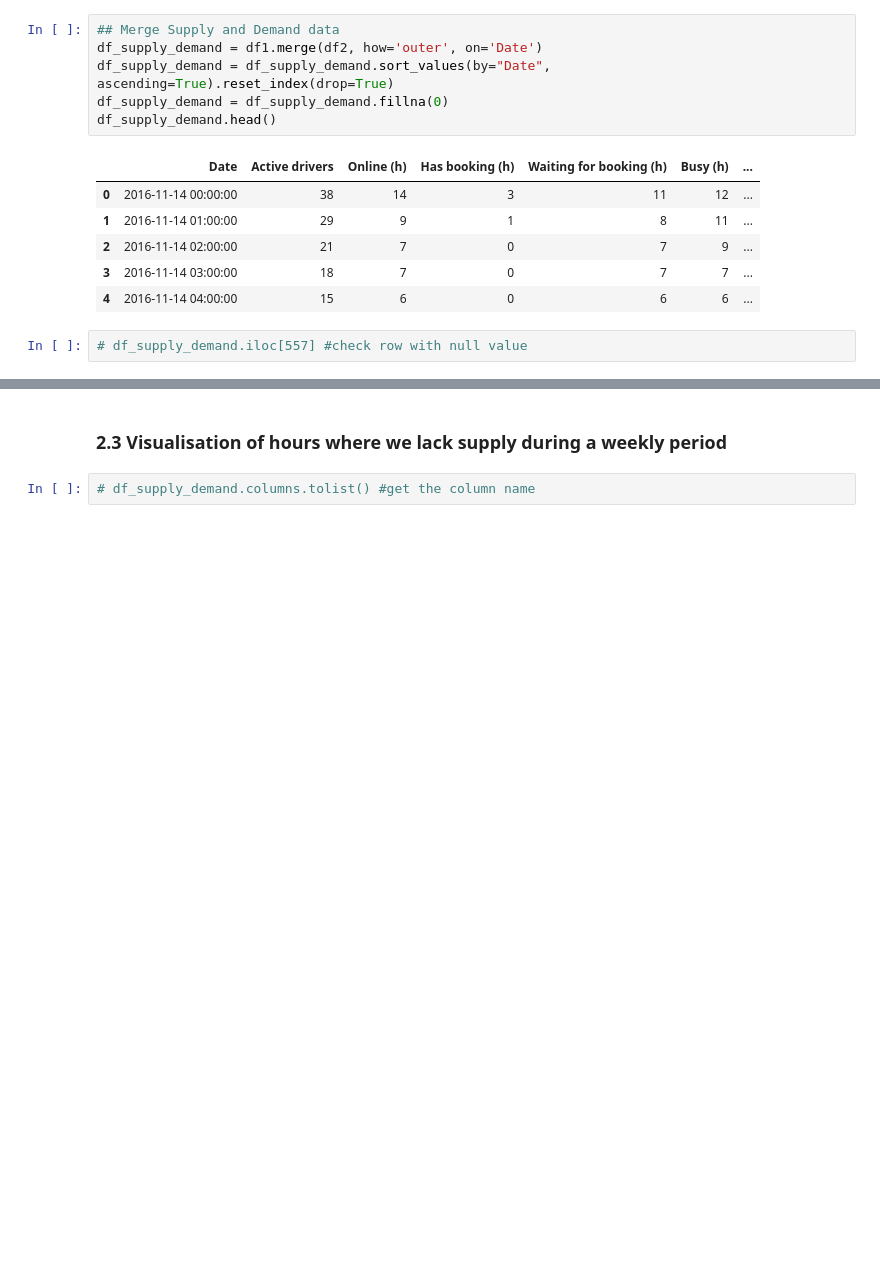
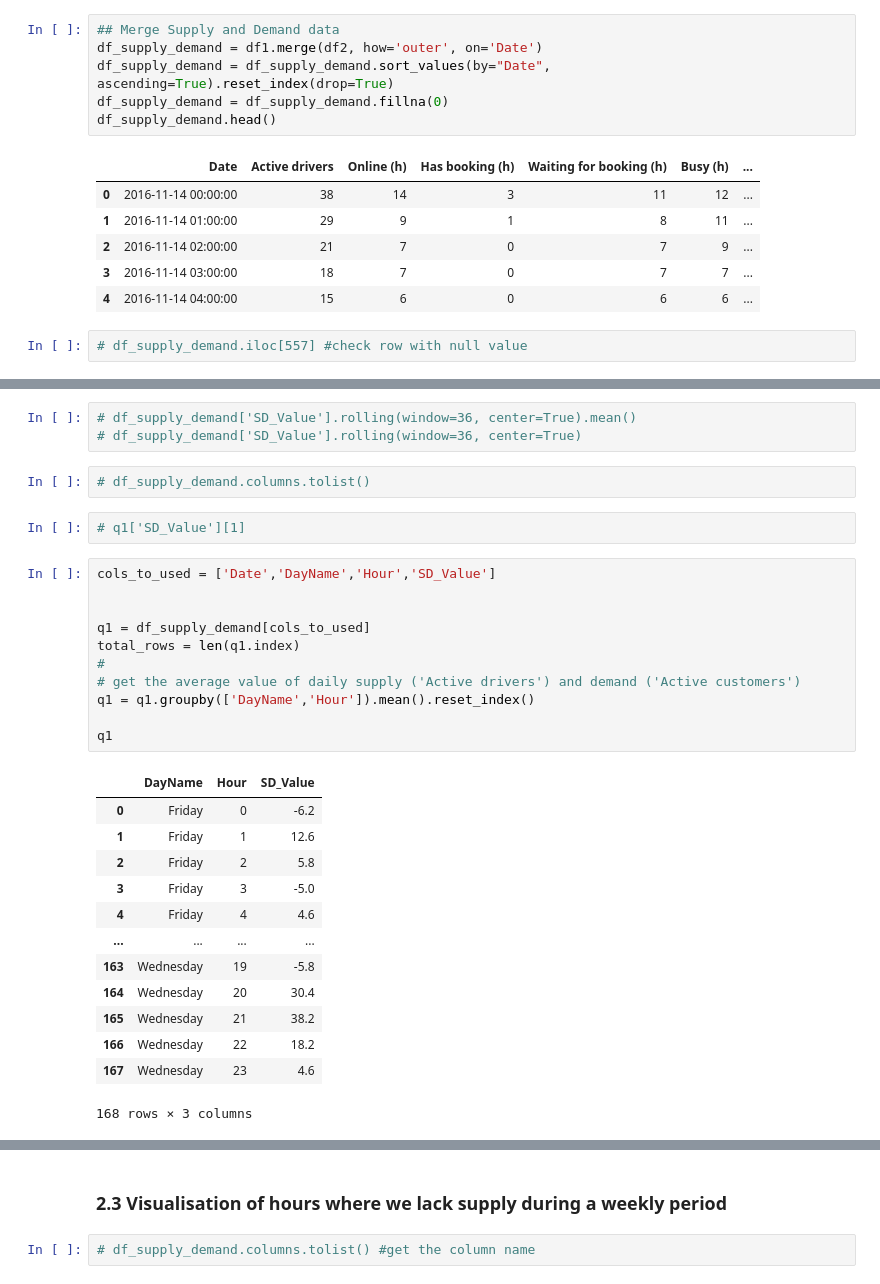
Before and after one commit to enliktjioe/PythonProjects, a Jupyter notebook: Bolt_DA_Test/Supply_and_Demand.ipynb, the cells around one changed output, grey strips where cells are left out. Saved outputs shown, nothing was run; the diff lists cells and outputs as text; blank space fills up the shorter version.

```diff
--- a/Bolt_DA_Test/Supply_and_Demand.ipynb
+++ b/Bolt_DA_Test/Supply_and_Demand.ipynb
@@ -107,0 +112,32 @@ df_supply_demand.head()
+# %%
+# df_supply_demand['SD_Value'].rolling(window=36, center=True).mean()
+# df_supply_demand['SD_Value'].rolling(window=36, center=True)
+# %%
+# df_supply_demand.columns.tolist()
+# %%
+# q1['SD_Value'][1]
+# %%
+cols_to_used = ['Date','DayName','Hour','SD_Value']
+
+
+q1 = df_supply_demand[cols_to_used]
+total_rows = len(q1.index)
+#
+# get the average value of daily supply ('Active drivers') and demand ('Active customers')
+q1 = q1.groupby(['DayName','Hour']).mean().reset_index()
+
+q1
+# %% [output]
+|  | DayName | Hour | SD_Value |
+| 0 | Friday | 0 | -6.2 |
+| 1 | Friday | 1 | 12.6 |
+| 2 | Friday | 2 | 5.8 |
+| 3 | Friday | 3 | -5.0 |
+| 4 | Friday | 4 | 4.6 |
+| ... | ... | ... | ... |
+| 163 | Wednesday | 19 | -5.8 |
+| 164 | Wednesday | 20 | 30.4 |
+| 165 | Wednesday | 21 | 38.2 |
+| 166 | Wednesday | 22 | 18.2 |
+| 167 | Wednesday | 23 | 4.6 |
+168 rows × 3 columns
```
Also changed, not shown: parts of 18 cells of this notebook.
